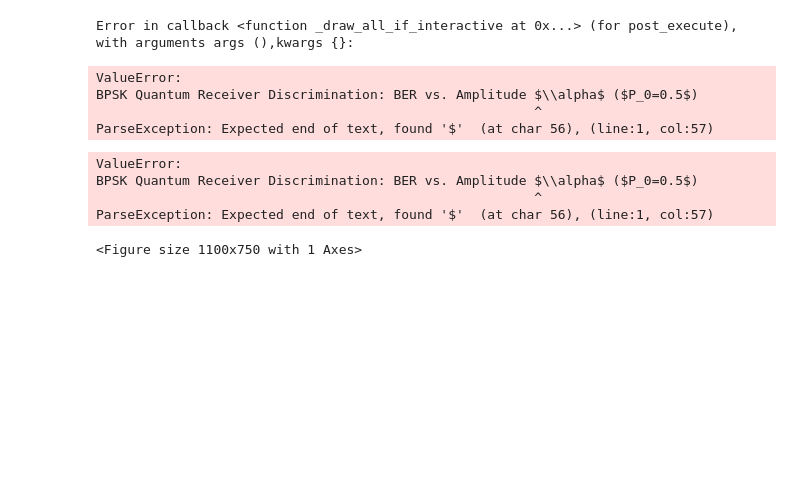
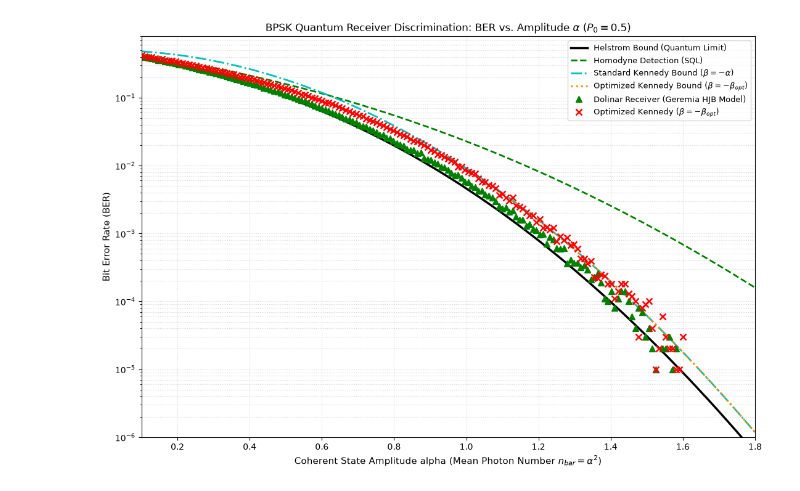
Before and after one commit to eskildpra/Dolinar-Receiver, a Jupyter notebook: Ulrik.ipynb, the cells around one changed output. Drawn from its saved outputs; the diff is of its cells as text; code cells hidden in the pictures; blank space fills up the shorter version.

```diff
--- a/Ulrik.ipynb
+++ b/Ulrik.ipynb
@@ -111,8 +98,4 @@ ParseException: Expected end of text, found '$'  (at char 23), (line:1, col:24)
 # %%
-# ==============================================================================
-# Theoretical Quantum Bounds & Multi-Receiver Simulators
-# ==============================================================================
-
 def helstrom_bound(alpha, eta=1.0, pi0=0.5):
     """Quantum Helstrom minimum error probability bound for BPSK"""
     pi1 = 1.0 - pi0
@@ -155,7 +138,6 @@ def optimized_kennedy_bound(alpha, eta=1.0, nu=0.0, pi0=0.5, T=1.0):
     else:
         return np.array([optimized_kennedy_bound(a, eta=eta, nu=nu, pi0=pi0, T=T) for a in alpha])
 
-# 1. Dolinar Receiver with HJB Parity Testing (Geremia 2004 Model - Hits Helstrom Bound)
 def simulate_geremia_dolinar(alpha, eta=1.0, nu=0.0, pi0=0.5, trials=30000, steps=1000, T=1.0):
     """
     Vectorized Dolinar receiver using Geremia's (2004) HJB optimal control policy.
@@ -188,58 +170,6 @@ def simulate_geremia_dolinar(alpha, eta=1.0, nu=0.0, pi0=0.5, trials=30000, step
     decisions = np.where(clicks % 2 == 0, 1, 0)
     return np.mean(decisions != true_states)
 
-# 2. Dolinar Receiver with Real-Time Bayesian Drift
-def simulate_bayesian_dolinar(alpha, prior_p0=0.5, nu=0.0, eta=1.0, trials=30000, T=1.0):
-    """
-    Simulates the Bayesian continuous-drift Dolinar receiver (tracks 0.5 * exp(-4*alpha^2)).
-    """
-    true_states = np.random.choice([0, 1], p=[prior_p0, 1.0 - prior_p0], size=trials)
-    true_alphas = np.where(true_states == 0, alpha, -alpha)
-    decisions = np.zeros(trials, dtype=int)
-
-    for i in range(trials):
-        s_alpha = true_alphas[i]
-        t = 0.0
-        P0 = prior_p0
-
-        while t < T:
-            f_t = np.exp(-4.0 * alpha**2 * (T - t))
-            denom = np.sqrt(max(1.0 - f_t, 1e-12))
-            x = 2.0 * P0 - 1.0
-            beta = -alpha * (x + denom) / (1.0 + x * denom)
-
-            rate_signal = np.abs(s_alpha + beta)**2
-            rate_total = eta * rate_signal + nu
-
-            if rate_total <= 1e-12:
-                rate0 = np.abs(alpha + beta)**2 + nu
-                rate1 = np.abs(-alpha + beta)**2 + nu
-                dt_rem = T - t
-                P0 = P0 * np.exp(-rate0 * dt_rem) / (P0 * np.exp(-rate0 * dt_rem) + (1.0 - P0) * np.exp(-rate1 * dt_rem))
-                break
-
-            delta_t = np.random.exponential(1.0 / rate_total)
-            t_next = t + delta_t
-
-            if t_next >= T:
-                rate0 = np.abs(alpha + beta)**2 + nu
-                rate1 = np.abs(-alpha + beta)**2 + nu
-                dt_rem = T - t
-                P0 = P0 * np.exp(-rate0 * dt_rem) / (P0 * np.exp(-rate0 * dt_rem) + (1.0 - P0) * np.exp(-rate1 * dt_rem))
-                break
-            else:
-                rate0 = np.abs(alpha + beta)**2 + nu
-                rate1 = np.abs(-alpha + beta)**2 + nu
-                P0 = P0 * np.exp(-rate0 * delta_t) / (P0 * np.exp(-rate0 * delta_t) + (1.0 - P0) * np.exp(-rate1 * delta_t))
-                P0 = (P0 * rate0) / (P0 * rate0 + (1.0 - P0) * rate1)
-                t = t_next
-                P0 = np.clip(P0, 1e-12, 1.0 - 1e-12)
-
-        decisions[i] = 0 if P0 > 0.5 else 1
-
-    return np.mean(decisions != true_states)
-
-# 3. Static Kennedy Simulators
 def simulate_kennedy(alpha, prior_p0=0.5, nu=0.0, eta=1.0, trials=30000, optimize_disp=False, T=1.0):
     """Simulates static Kennedy detection without dynamic feedback."""
     true_states = np.random.choice([0, 1], p=[prior_p0, 1.0 - prior_p0], size=trials)
@@ -270,13 +200,12 @@ def sweep_ber(alpha_vals, sim_fn, **kwargs):
 # Configuration Parameters
 prior_prob = 0.5
 eta_val = 1.0
-alpha_points = np.linspace(0.1, 1.6, 16)
-trials_count = 30000
+alpha_points = np.linspace(0.1, 1.6, 160)
+trials_count = 100000
 
 # Run Multi-Receiver Simulation
 ber_geremia_dolinar = sweep_ber(alpha_points, simulate_geremia_dolinar, eta=eta_val, nu=0.0, pi0=prior_prob, trials=trials_count, desc="Dolinar (Geremia HJB Model)")
-ber_bayesian_dolinar = sweep_ber(alpha_points, simulate_bayesian_dolinar, prior_p0=prior_prob, eta=eta_val, nu=0.0, trials=trials_count, desc="Dolinar (Bayesian Adaptive)")
-ber_std_kennedy = sweep_ber(alpha_points, simulate_kennedy, prior_p0=prior_prob, eta=eta_val, nu=0.0, trials=trials_count, optimize_disp=False, desc="Std Kennedy (beta=-alpha)")
+#ber_std_kennedy = sweep_ber(alpha_points, simulate_kennedy, prior_p0=prior_prob, eta=eta_val, nu=0.0, trials=trials_count, optimize_disp=False, desc="Std Kennedy (beta=-alpha)")
 ber_opt_kennedy = sweep_ber(alpha_points, simulate_kennedy, prior_p0=prior_prob, eta=eta_val, nu=0.0, trials=trials_count, optimize_disp=True, desc="Opt Kennedy (beta=-beta_opt)")
 
 # Theoretical Curves
@@ -294,12 +223,11 @@ plt.semilogy(alpha_grid, std_kennedy_curve, 'c-.', linewidth=2.0, label=r'Standa
 plt.semilogy(alpha_grid, opt_kennedy_curve, color='darkorange', linestyle=':', linewidth=2.2, label=r'Optimized Kennedy Bound ($\beta=-\beta_{opt}$)')
 
 plt.semilogy(alpha_points, ber_geremia_dolinar, 'g^', markersize=7, label='Dolinar Receiver (Geremia HJB Model)')
-plt.semilogy(alpha_points, ber_bayesian_dolinar, 'mo', markersize=6, label='Dolinar Receiver (Bayesian Adaptive)')
-plt.semilogy(alpha_points, ber_std_kennedy, 'c+', markersize=8, markeredgewidth=2, label=r'Standard Kennedy ($\beta=-\alpha$)')
+#plt.semilogy(alpha_points, ber_std_kennedy, 'c+', markersize=8, markeredgewidth=2, label=r'Standard Kennedy ($\beta=-\alpha$)')
 plt.semilogy(alpha_points, ber_opt_kennedy, 'rx', markersize=7, markeredgewidth=1.8, label=r'Optimized Kennedy ($\beta=-\beta_{opt}$)')
 
 plt.title(f'BPSK Quantum Receiver Discrimination: BER vs. Amplitude $\\alpha$ ($P_0={prior_prob}$)', fontsize=12)
-plt.xlabel('Coherent State Amplitude alpha (Mean Photon Number n_bar=alpha^2)', fontsize=11)
+plt.xlabel('Coherent State Amplitude alpha (Mean Photon Number $n_{bar}=\\alpha^2$)', fontsize=11)
 plt.ylabel('Bit Error Rate (BER)', fontsize=11)
 plt.ylim(1e-6, 0.8)
 plt.xlim(0.1, 1.8)
@@ -315,13 +239,4 @@ ParseException: Expected end of text, found '$'  (at char 25), (line:1, col:26)
-Error in callback <function _draw_all_if_interactive at 0x...> (for post_execute), with arguments args (),kwargs {}:
-ValueError:
-BPSK Quantum Receiver Discrimination: BER vs. Amplitude $\\alpha$ ($P_0=0.5$)
-                                                        ^
-ParseException: Expected end of text, found '$'  (at char 56), (line:1, col:57)
-ValueError:
-BPSK Quantum Receiver Discrimination: BER vs. Amplitude $\\alpha$ ($P_0=0.5$)
-                                                        ^
-ParseException: Expected end of text, found '$'  (at char 56), (line:1, col:57)
-<Figure size 1100x750 with 1 Axes>
+[figure, added]
 # %%
 # ==============================================================================
 # Performance Comparison under Realistic Detector Imperfections
```
Also changed, not shown: parts of 4 cells of this notebook.
